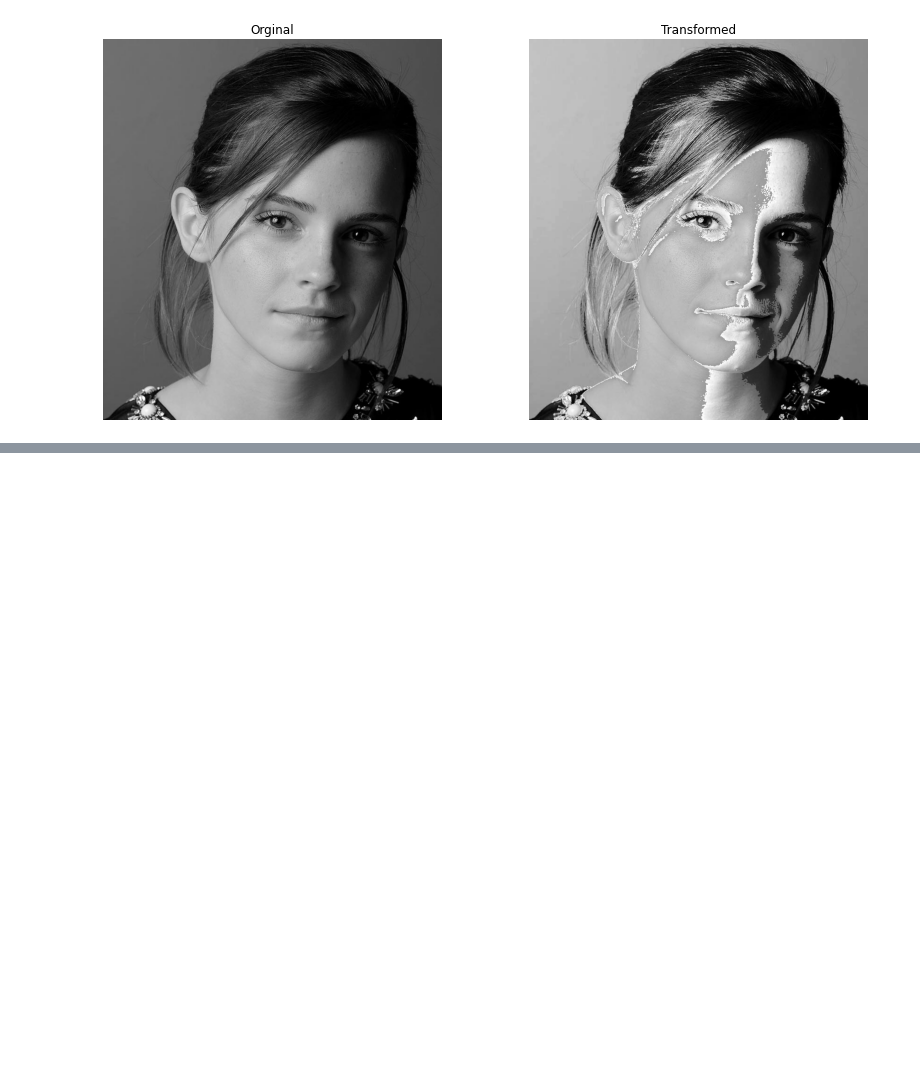
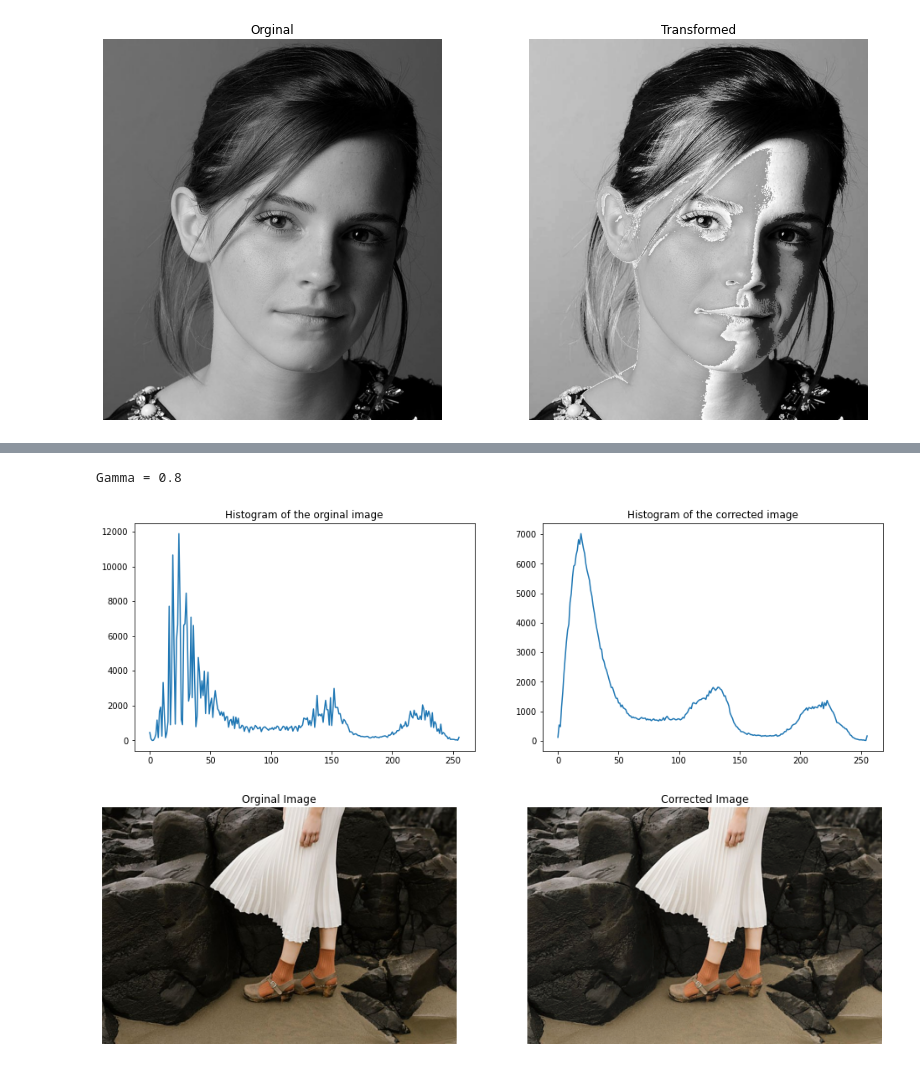
Before and after one commit to SasininduSV/EN2550-Assignment-01, a Jupyter notebook: 190648C_a01.ipynb, the cells around one changed output, grey strips where cells are left out. Cells and saved outputs as stored; diff of their text form; code cells hidden in the pictures; blank space fills up the shorter version.

```diff
--- a/190648C_a01.ipynb
+++ b/190648C_a01.ipynb
@@ -81,0 +83,45 @@ plt.show()
+# %%
+#Q3
+
+import cv2 as cv
+import matplotlib.pyplot as plt
+import numpy as np
+
+im = cv.imread(r'Assignment-01 Materials\highlights_and_shadows.jpg')
+assert im is not None
+
+g = cv.cvtColor(im, cv.COLOR_BGR2LAB)
+
+gamma = 0.8
+
+for i in range(g.shape[0]):
+    for j in range(g.shape[1]):
+        g[i,j,0]=(g[i,j,0]/255)**gamma*255
+
+im = cv.cvtColor(im, cv.COLOR_BGR2RGB)
+g = cv.cvtColor(g, cv.COLOR_LAB2RGB)
+
+hist_f = cv.calcHist([g],[0],None,[256],[0,256])
+# im_ = cv.equalizeHist(g)
+hist_g = cv.calcHist([im],[0],None,[256],[0,256])
+
+print("Gamma =",gamma)
+
+fig , ax = plt.subplots(1,2, figsize=(16,5))
+ax[0].plot(hist_f)
+ax[0].set_title("Histogram of the orginal image")
+ax[1].plot(hist_g)
+ax[1].set_title("Histogram of the corrected image")
+
+fig , ax = plt.subplots(1,2,figsize=(16,10))
+ax[0].imshow(im)
+ax[0].set_title("Orginal Image")
+ax[0].axis('off')
+ax[1].imshow(g)
+ax[1].set_title("Corrected Image")
+ax[1].axis('off')
+plt.show()
+# %% [output]
+Gamma = 0.8
+[figure, added]
+[figure, added]
```
Also changed, not shown: parts of 2 cells of this notebook.
